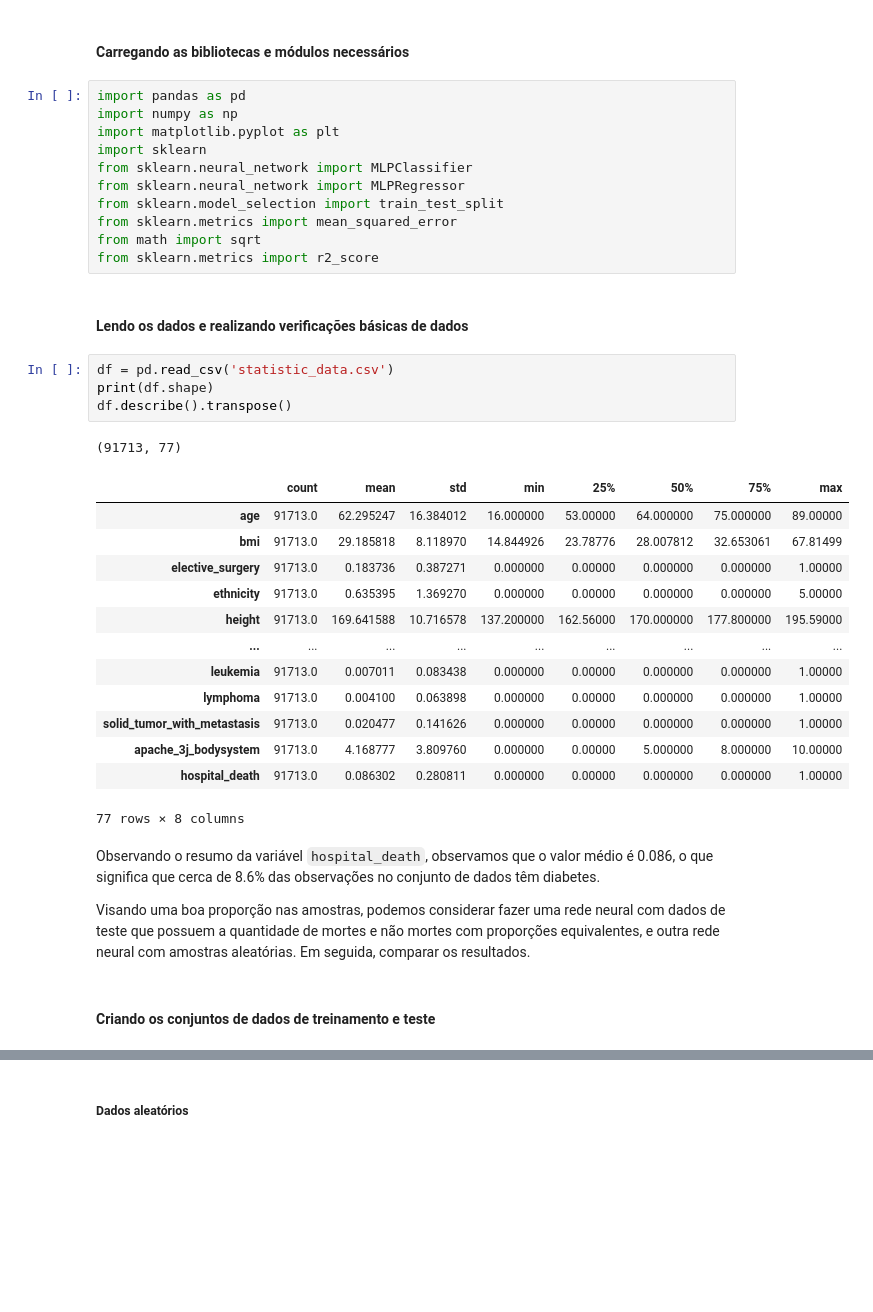
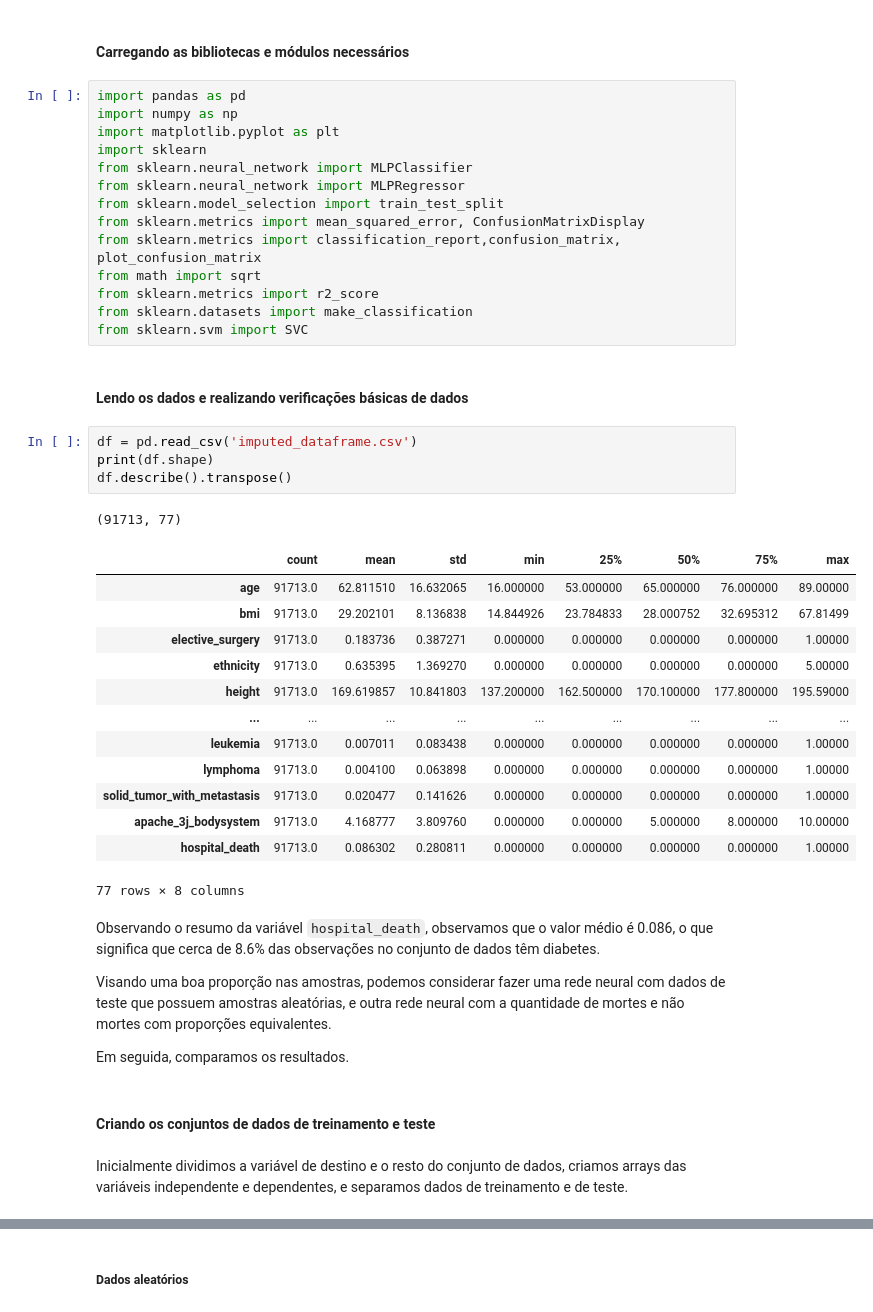
Before and after one commit to TheDramaturgy/ArtificialInteligence, a Jupyter notebook: TrabalhoRedesNeurais/03_solucao.ipynb, the cells around one changed output, grey strips where cells are left out. Cells and saved outputs as stored; diff of their text form; blank space fills up the shorter version.

```diff
--- a/TrabalhoRedesNeurais/03_solucao.ipynb
+++ b/TrabalhoRedesNeurais/03_solucao.ipynb
@@ -32,33 +32,40 @@ import sklearn
 from sklearn.neural_network import MLPClassifier
 from sklearn.neural_network import MLPRegressor
 from sklearn.model_selection import train_test_split
-from sklearn.metrics import mean_squared_error
+from sklearn.metrics import mean_squared_error, ConfusionMatrixDisplay
+from sklearn.metrics import classification_report,confusion_matrix, plot_confusion_matrix
 from math import sqrt
 from sklearn.metrics import r2_score
+from sklearn.datasets import make_classification
+from sklearn.svm import SVC
 # %% [markdown]
 #### Lendo os dados e realizando verificações básicas de dados
 # %%
-df = pd.read_csv('statistic_data.csv')
+df = pd.read_csv('imputed_dataframe.csv')
 print(df.shape)
 df.describe().transpose()
 # %% [output]
 (91713, 77)
 |  | count | mean | std | min | 25% | 50% | 75% | max |
-| age | 91713.0 | 62.295247 | 16.384012 | 16.000000 | 53.00000 | 64.000000 | 75.000000 | 89.00000 |
-| bmi | 91713.0 | 29.185818 | 8.118970 | 14.844926 | 23.78776 | 28.007812 | 32.653061 | 67.81499 |
-| elective_surgery | 91713.0 | 0.183736 | 0.387271 | 0.000000 | 0.00000 | 0.000000 | 0.000000 | 1.00000 |
-| ethnicity | 91713.0 | 0.635395 | 1.369270 | 0.000000 | 0.00000 | 0.000000 | 0.000000 | 5.00000 |
-| height | 91713.0 | 169.641588 | 10.716578 | 137.200000 | 162.56000 | 170.000000 | 177.800000 | 195.59000 |
+| age | 91713.0 | 62.811510 | 16.632065 | 16.000000 | 53.000000 | 65.000000 | 76.000000 | 89.00000 |
+| bmi | 91713.0 | 29.202101 | 8.136838 | 14.844926 | 23.784833 | 28.000752 | 32.695312 | 67.81499 |
+| elective_surgery | 91713.0 | 0.183736 | 0.387271 | 0.000000 | 0.000000 | 0.000000 | 0.000000 | 1.00000 |
+| ethnicity | 91713.0 | 0.635395 | 1.369270 | 0.000000 | 0.000000 | 0.000000 | 0.000000 | 5.00000 |
+| height | 91713.0 | 169.619857 | 10.841803 | 137.200000 | 162.500000 | 170.100000 | 177.800000 | 195.59000 |
 | ... | ... | ... | ... | ... | ... | ... | ... | ... |
-| leukemia | 91713.0 | 0.007011 | 0.083438 | 0.000000 | 0.00000 | 0.000000 | 0.000000 | 1.00000 |
-| lymphoma | 91713.0 | 0.004100 | 0.063898 | 0.000000 | 0.00000 | 0.000000 | 0.000000 | 1.00000 |
-| solid_tumor_with_metastasis | 91713.0 | 0.020477 | 0.141626 | 0.000000 | 0.00000 | 0.000000 | 0.000000 | 1.00000 |
-| apache_3j_bodysystem | 91713.0 | 4.168777 | 3.809760 | 0.000000 | 0.00000 | 5.000000 | 8.000000 | 10.00000 |
-| hospital_death | 91713.0 | 0.086302 | 0.280811 | 0.000000 | 0.00000 | 0.000000 | 0.000000 | 1.00000 |
+| leukemia | 91713.0 | 0.007011 | 0.083438 | 0.000000 | 0.000000 | 0.000000 | 0.000000 | 1.00000 |
+| lymphoma | 91713.0 | 0.004100 | 0.063898 | 0.000000 | 0.000000 | 0.000000 | 0.000000 | 1.00000 |
+| solid_tumor_with_metastasis | 91713.0 | 0.020477 | 0.141626 | 0.000000 | 0.000000 | 0.000000 | 0.000000 | 1.00000 |
+| apache_3j_bodysystem | 91713.0 | 4.168777 | 3.809760 | 0.000000 | 0.000000 | 5.000000 | 8.000000 | 10.00000 |
+| hospital_death | 91713.0 | 0.086302 | 0.280811 | 0.000000 | 0.000000 | 0.000000 | 0.000000 | 1.00000 |
 77 rows × 8 columns
 # %% [markdown]
 Observando o resumo da variável `hospital_death`, observamos que o valor médio é 0.086, o que significa que cerca de 8.6% das observações no conjunto de dados têm diabetes.
 
-Visando uma boa proporção nas amostras, podemos considerar fazer uma rede neural com dados de teste que possuem a quantidade de mortes e não mortes com proporções equivalentes, e outra rede neural com amostras aleatórias. Em seguida, comparar os resultados.
+Visando uma boa proporção nas amostras, podemos considerar fazer uma rede neural com dados de teste que possuem amostras aleatórias, e outra rede neural com a quantidade de mortes e não mortes com proporções equivalentes.
+
+Em seguida, comparamos os resultados.
 # %% [markdown]
 #### Criando os conjuntos de dados de treinamento e teste
+# %% [markdown]
+Inicialmente dividimos a variável de destino e o resto do conjunto de dados, criamos arrays das variáveis independente e dependentes, e separamos dados de treinamento e de teste.
```
Also changed, not shown: parts of 30 cells of this notebook.
